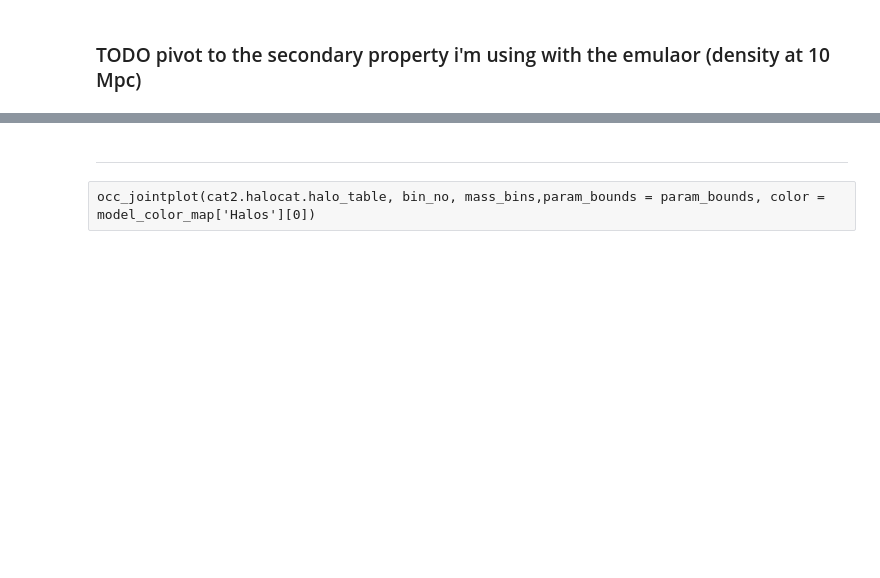
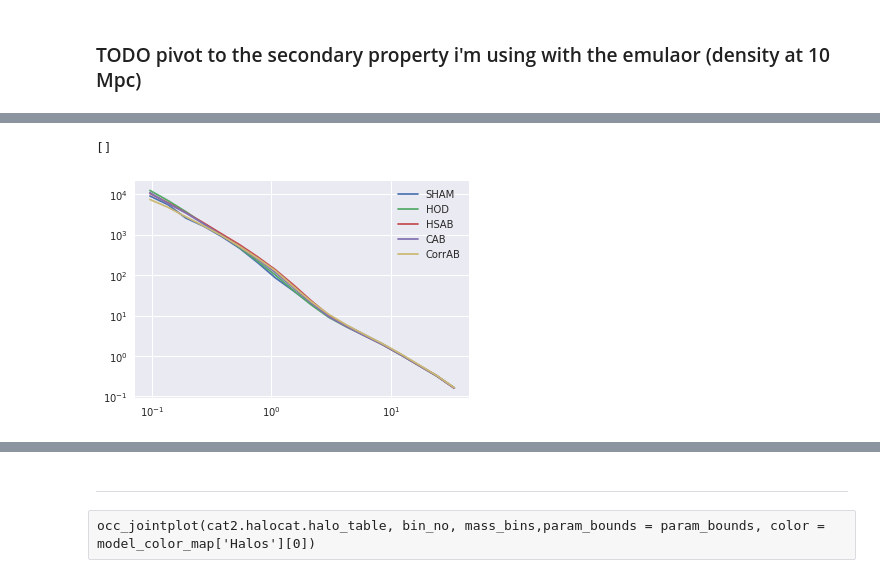
Before and after one commit to mclaughlin6464/pearce, a Jupyter notebook: notebooks/AB_tests/AB Model plots for Aemulus V.ipynb, the cells around one changed output, grey strips where cells are left out. Cells and saved outputs as stored; diff of their text form; code cells hidden in the pictures; blank space fills up the shorter version.

```diff
--- a/notebooks/AB_tests/AB Model plots for Aemulus V.ipynb
+++ b/notebooks/AB_tests/AB Model plots for Aemulus V.ipynb
@@ -310,9 +315,15 @@ def tabulated_hod_xi(sham_hod, hod_model, ab_dict = {}):
                                                                'sat_hod_vals':sham_sat_hod} )
 
     cat2.model.param_dict.update(ab_dict)
-    out = np.zeros((10, rbins.shape[0]-1,))
+    out = np.zeros((10, 3*(rbins.shape[0]-1),))
     for i in xrange(10):
         cat2.populate(min_ptcl=100)
-        out[i] = cat2.calc_xi(rbins)
+        out[i, :len(rbins)-1] = cat2.calc_xi(rbins)
+
+        gal_pos = np.vstack(np.array(cat2.model.mock.galaxy_table['halo_%s'%coord]) for coord in ['x', 'y', 'z']).T/cat2.h
+        xi_1h, xi_2h = tpcf_one_two_halo_decomp(gal_pos, cat2.model.mock.galaxy_table['halo_hostid'], rbins, do_cross = False,\
+                                                  estimator = 'Landy-Szalay', num_threads = 4, period = cat2.Lbox/cat2.h)
+
+        out[i, len(rbins)-1:] = np.r_[xi_1h.squeeze(), xi_2h.squeeze()]
 
     return out.mean(axis = 0)
@@ -342,3 +355,5 @@ ab_xi = tabulated_hod_xi((sham_cen_hod, sham_sat_hod), (AssembiasTabulatedCens,
 corrab_xi = tabulated_hod_xi((sham_cen_hod, sham_sat_hod), (CorrAssembiasTabulatedCens, CorrAssembiasTabulatedSats),\
                             ab_dict = {'mean_occupation_centrals_assembias_corr1':1.0,
                                        'mean_occupation_satellites_assembias_corr1':-1.0})
+# %%
+n_bins = len(rbins) -1
@@ -345,13 +368,16 @@ corrab_xi = tabulated_hod_xi((sham_cen_hod, sham_sat_hod), (CorrAssembiasTabulat
 # %%
-plt.plot(rbc, sham_xi, label = 'SHAM')
-plt.plot(rbc, hod_xi, label = 'HOD')
-plt.plot(rbc, hsab_xi, label = 'HSAB')
-plt.plot(rbc, ab_xi, label = 'CAB')
-plt.plot(rbc, corrab_xi, label ='CorrAB')
+plt.plot(rbc, sham_xi[:n_bins], label = 'SHAM')
+plt.plot(rbc, hod_xi[:n_bins], label = 'HOD')
+plt.plot(rbc, hsab_xi[:n_bins], label = 'HSAB')
+plt.plot(rbc, ab_xi[:n_bins], label = 'CAB')
+plt.plot(rbc, corrab_xi[:n_bins], label ='CorrAB')
 
 plt.legend(loc = 'best')
 
 plt.loglog()
+# %% [output]
+[]
+[figure, added]
 # %%
 plt.plot(rbc, sham_xi/sham_xi, label = 'SHAM', color = model_color_map['SHAM'][0])
 plt.plot(rbc, hod_xi/sham_xi, label = 'HOD', color = model_color_map['HOD'][0])
```
Also changed, not shown: parts of 20 cells of this notebook, 1 other file.
